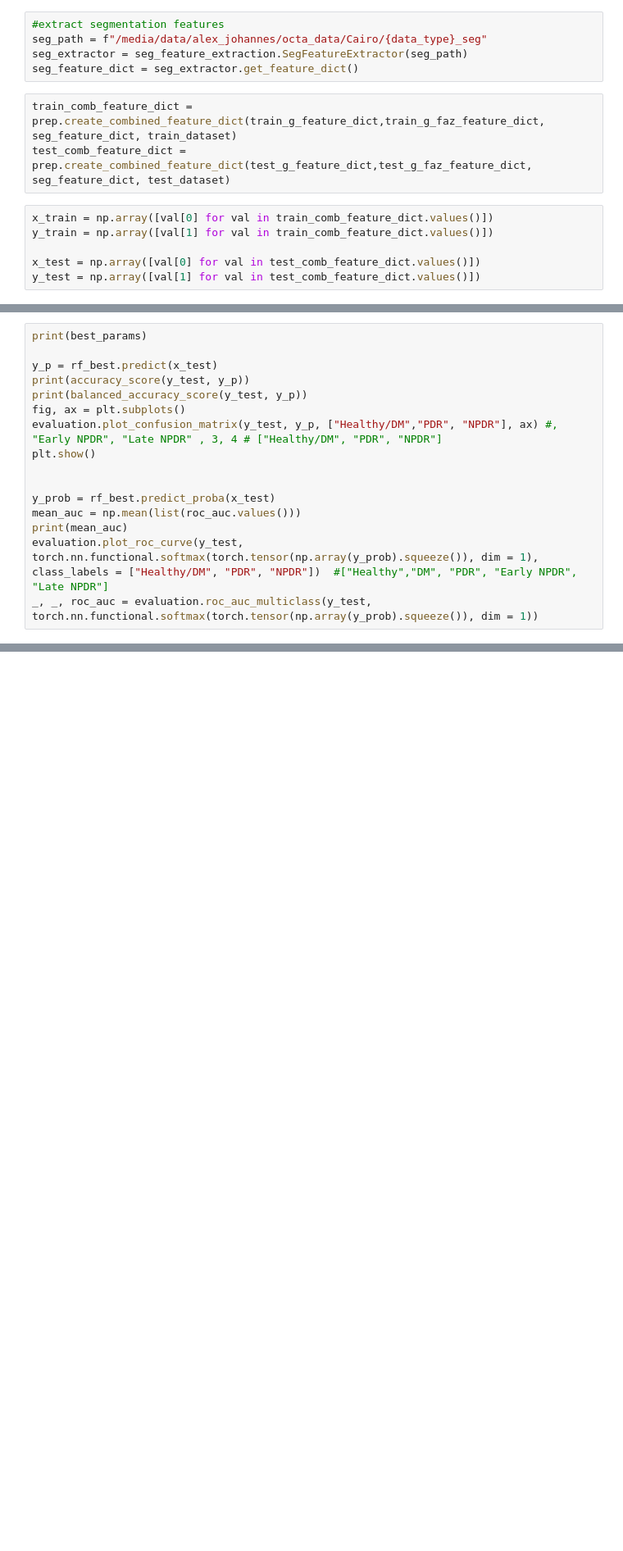
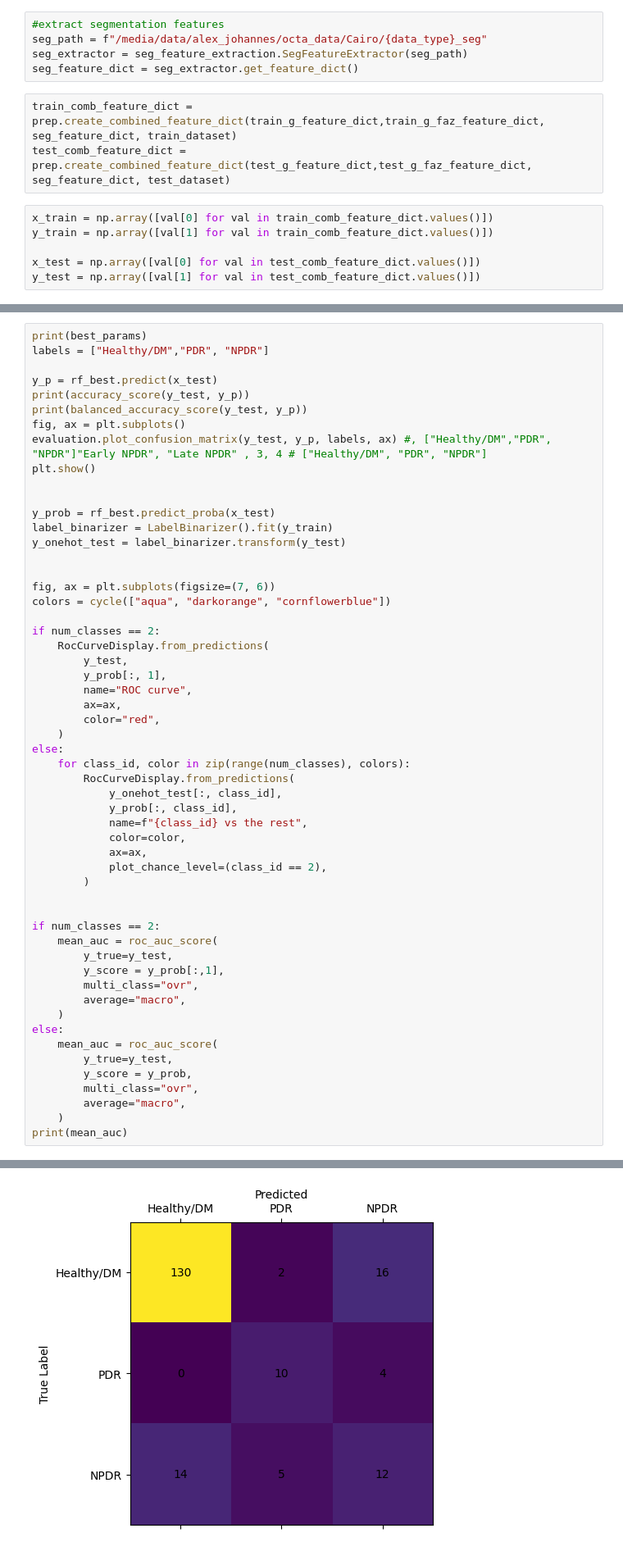
Before and after one commit to luxtu/graphs_in_ophthalmology, a Jupyter notebook: notebooks/ml_baseline.ipynb, the cells around one changed output, grey strips where cells are left out. Shown: that part at 82% size. Drawn from its saved outputs; the diff is of its cells as text; blank space fills up the shorter version.

```diff
--- a/notebooks/ml_baseline.ipynb
+++ b/notebooks/ml_baseline.ipynb
@@ -127,16 +149,0 @@ _=rf_best.fit(x_train, y_train)
-# %%
-print(best_params)
-
-y_p = rf_best.predict(x_test)
-print(accuracy_score(y_test, y_p))
-print(balanced_accuracy_score(y_test, y_p))
-fig, ax = plt.subplots()
-evaluation.plot_confusion_matrix(y_test, y_p, ["Healthy/DM","PDR", "NPDR"], ax) #, "Early NPDR", "Late NPDR" , 3, 4 # ["Healthy/DM", "PDR", "NPDR"]
-plt.show()
-
-
-y_prob = rf_best.predict_proba(x_test)
-mean_auc = np.mean(list(roc_auc.values()))
-print(mean_auc)
-evaluation.plot_roc_curve(y_test, torch.nn.functional.softmax(torch.tensor(np.array(y_prob).squeeze()), dim = 1), class_labels = ["Healthy/DM", "PDR", "NPDR"])  #["Healthy","DM", "PDR", "Early NPDR", "Late NPDR"]
-_, _, roc_auc = evaluation.roc_auc_multiclass(y_test, torch.nn.functional.softmax(torch.tensor(np.array(y_prob).squeeze()), dim = 1))
@@ -149,0 +150,56 @@ _, _, roc_auc = evaluation.roc_auc_multiclass(y_test, torch.nn.functional.softma
+# %%
+print(best_params)
+labels = ["Healthy/DM","PDR", "NPDR"]
+
+y_p = rf_best.predict(x_test)
+print(accuracy_score(y_test, y_p))
+print(balanced_accuracy_score(y_test, y_p))
+fig, ax = plt.subplots()
+evaluation.plot_confusion_matrix(y_test, y_p, labels, ax) #, ["Healthy/DM","PDR", "NPDR"]"Early NPDR", "Late NPDR" , 3, 4 # ["Healthy/DM", "PDR", "NPDR"]
+plt.show()
+
+
+y_prob = rf_best.predict_proba(x_test)
+label_binarizer = LabelBinarizer().fit(y_train)
+y_onehot_test = label_binarizer.transform(y_test)
+
+
+fig, ax = plt.subplots(figsize=(7, 6))
+colors = cycle(["aqua", "darkorange", "cornflowerblue"])
+
+if num_classes == 2:
+    RocCurveDisplay.from_predictions(
+        y_test,
+        y_prob[:, 1],
+        name="ROC curve",
+        ax=ax,
+        color="red",
+    )
+else:
+    for class_id, color in zip(range(num_classes), colors):
+        RocCurveDisplay.from_predictions(
+            y_onehot_test[:, class_id],
+            y_prob[:, class_id],
+            name=f"{class_id} vs the rest",
+            color=color,
+            ax=ax,
+            plot_chance_level=(class_id == 2),
+        )
+
+
+if num_classes == 2:
+    mean_auc = roc_auc_score(
+        y_true=y_test,
+        y_score = y_prob[:,1],
+        multi_class="ovr",
+        average="macro",
+    )
+else:
+    mean_auc = roc_auc_score(
+        y_true=y_test,
+        y_score = y_prob,
+        multi_class="ovr",
+        average="macro",
+    )
+print(mean_auc)
+# %% [output]
@@ -149,0 +209 @@ _, _, roc_auc = evaluation.roc_auc_multiclass(y_test, torch.nn.functional.softma
+[figure, added]
```
Also changed, not shown: parts of 10 cells of this notebook.
